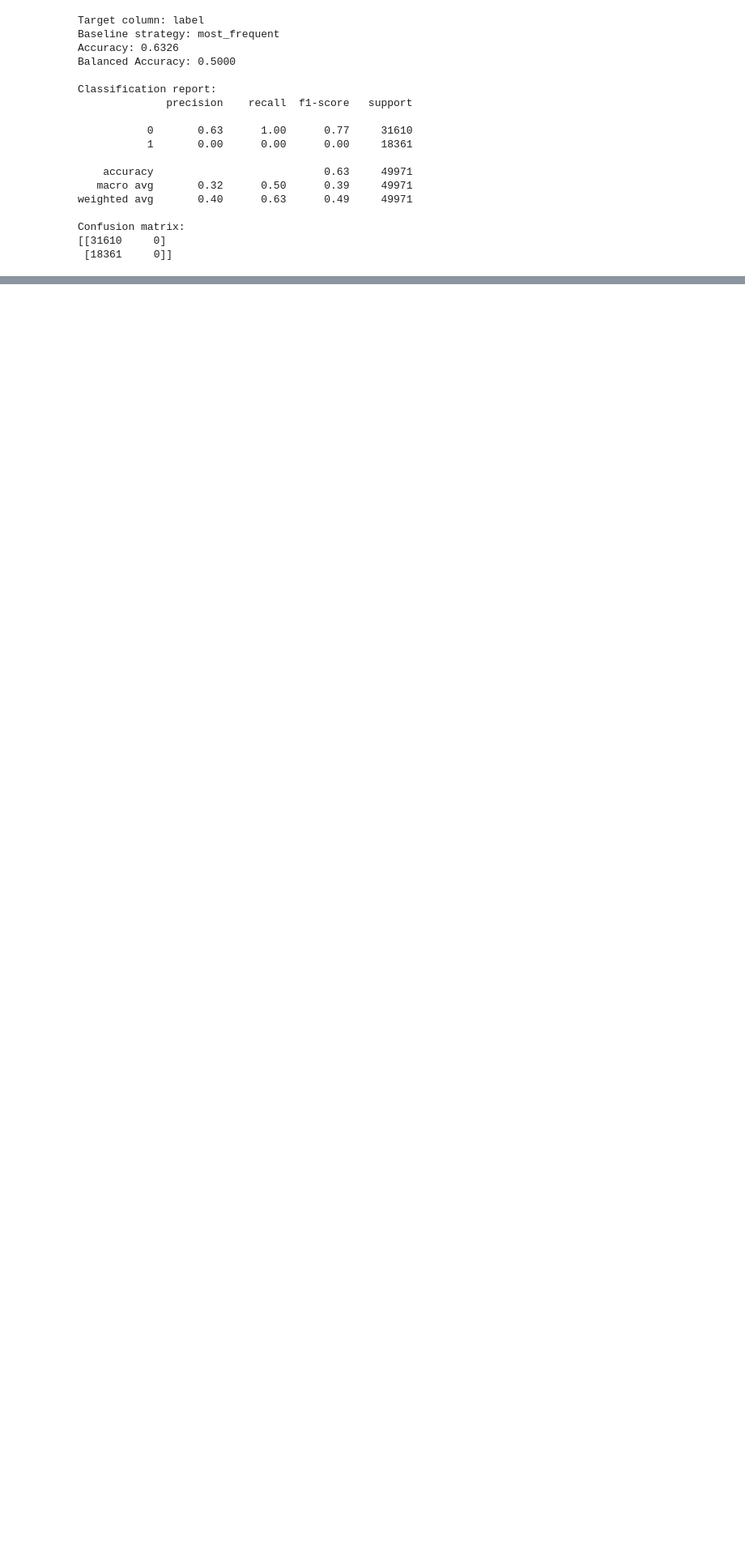
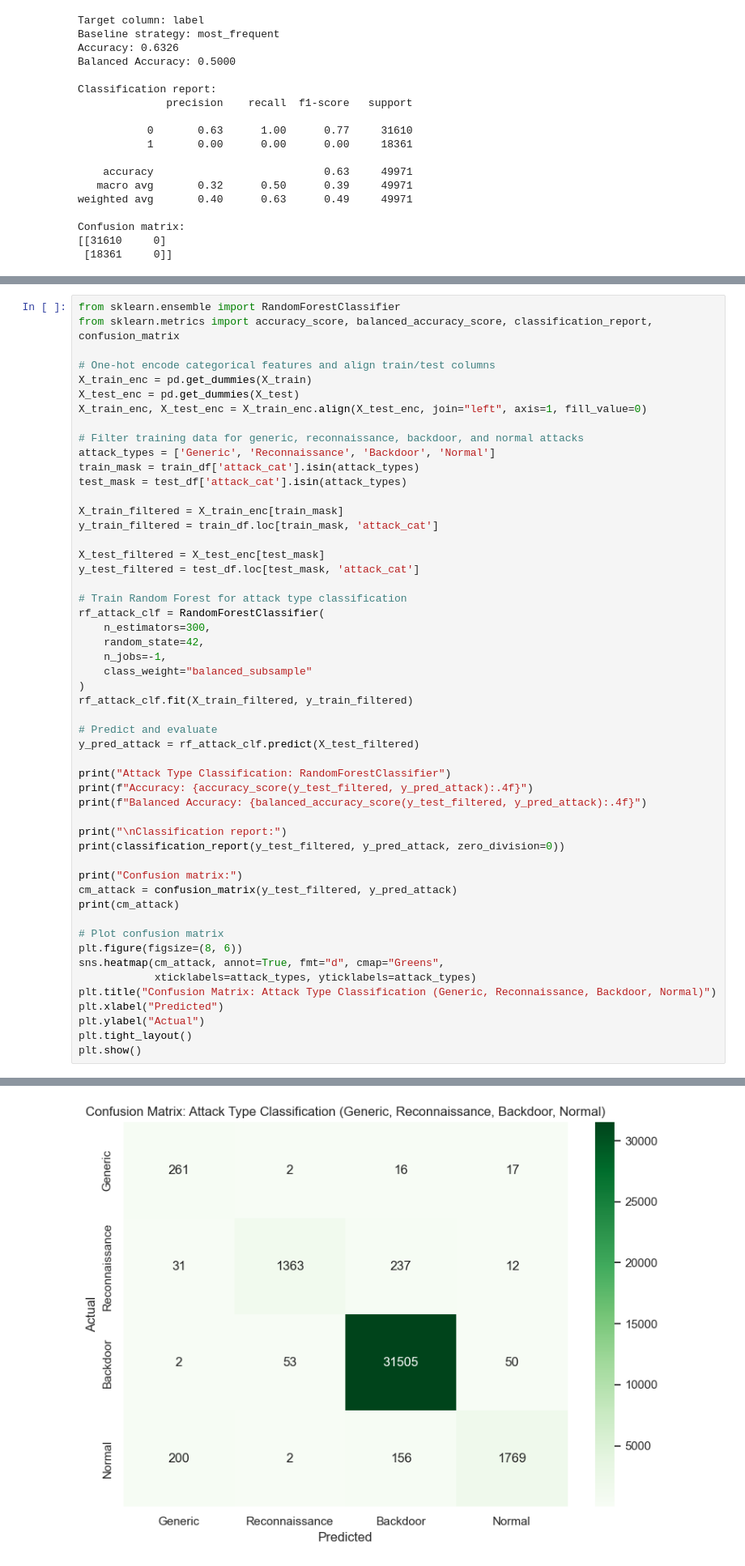
Before and after one commit to mwpersson/COMP9150-final-project, a Jupyter notebook: UNSW-NB15-EDA.ipynb, the cells around one changed output, grey strips where cells are left out. Shown at 81% size. Saved outputs shown, nothing was run; the diff lists cells and outputs as text; blank space fills up the shorter version.

```diff
--- a/UNSW-NB15-EDA.ipynb
+++ b/UNSW-NB15-EDA.ipynb
@@ -368,0 +266,53 @@ Confusion matrix:
+# %%
+from sklearn.ensemble import RandomForestClassifier
+from sklearn.metrics import accuracy_score, balanced_accuracy_score, classification_report, confusion_matrix
+
+# One-hot encode categorical features and align train/test columns
+X_train_enc = pd.get_dummies(X_train)
+X_test_enc = pd.get_dummies(X_test)
+X_train_enc, X_test_enc = X_train_enc.align(X_test_enc, join="left", axis=1, fill_value=0)
+
+# Filter training data for generic, reconnaissance, backdoor, and normal attacks
+attack_types = ['Generic', 'Reconnaissance', 'Backdoor', 'Normal']
+train_mask = train_df['attack_cat'].isin(attack_types)
+test_mask = test_df['attack_cat'].isin(attack_types)
+
+X_train_filtered = X_train_enc[train_mask]
+y_train_filtered = train_df.loc[train_mask, 'attack_cat']
+
+X_test_filtered = X_test_enc[test_mask]
+y_test_filtered = test_df.loc[test_mask, 'attack_cat']
+
+# Train Random Forest for attack type classification
+rf_attack_clf = RandomForestClassifier(
+    n_estimators=300,
+    random_state=42,
+    n_jobs=-1,
+    class_weight="balanced_subsample"
+)
+rf_attack_clf.fit(X_train_filtered, y_train_filtered)
+
+# Predict and evaluate
+y_pred_attack = rf_attack_clf.predict(X_test_filtered)
+
+print("Attack Type Classification: RandomForestClassifier")
+print(f"Accuracy: {accuracy_score(y_test_filtered, y_pred_attack):.4f}")
+print(f"Balanced Accuracy: {balanced_accuracy_score(y_test_filtered, y_pred_attack):.4f}")
+
+print("\nClassification report:")
+print(classification_report(y_test_filtered, y_pred_attack, zero_division=0))
+
+print("Confusion matrix:")
+cm_attack = confusion_matrix(y_test_filtered, y_pred_attack)
+print(cm_attack)
+
+# Plot confusion matrix
+plt.figure(figsize=(8, 6))
+sns.heatmap(cm_attack, annot=True, fmt="d", cmap="Greens",
+            xticklabels=attack_types, yticklabels=attack_types)
+plt.title("Confusion Matrix: Attack Type Classification (Generic, Reconnaissance, Backdoor, Normal)")
+plt.xlabel("Predicted")
+plt.ylabel("Actual")
+plt.tight_layout()
+plt.show()
+# %% [output]
@@ -368,0 +336 @@ Confusion matrix:
+[figure, added]
```
Also changed, not shown: parts of 7 cells of this notebook, 4 other files.
